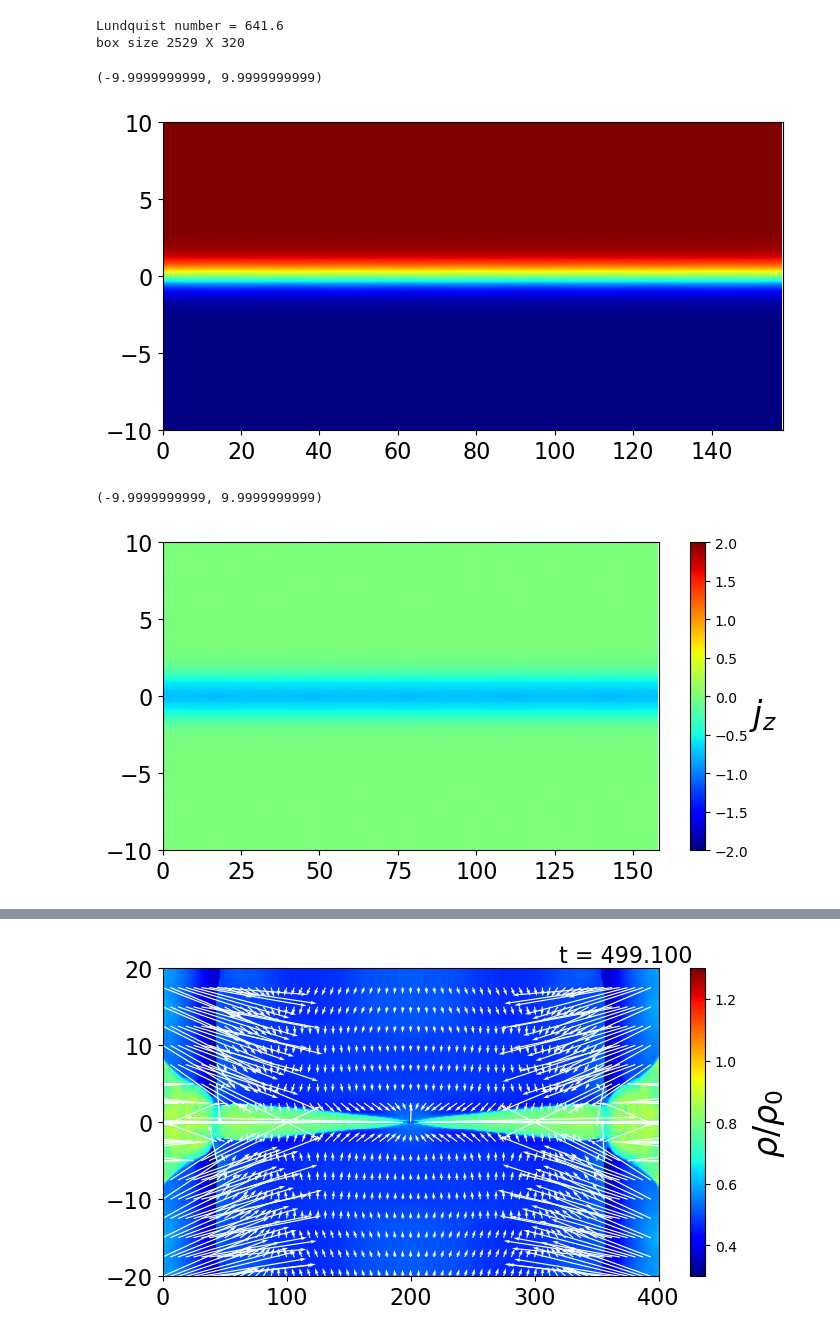
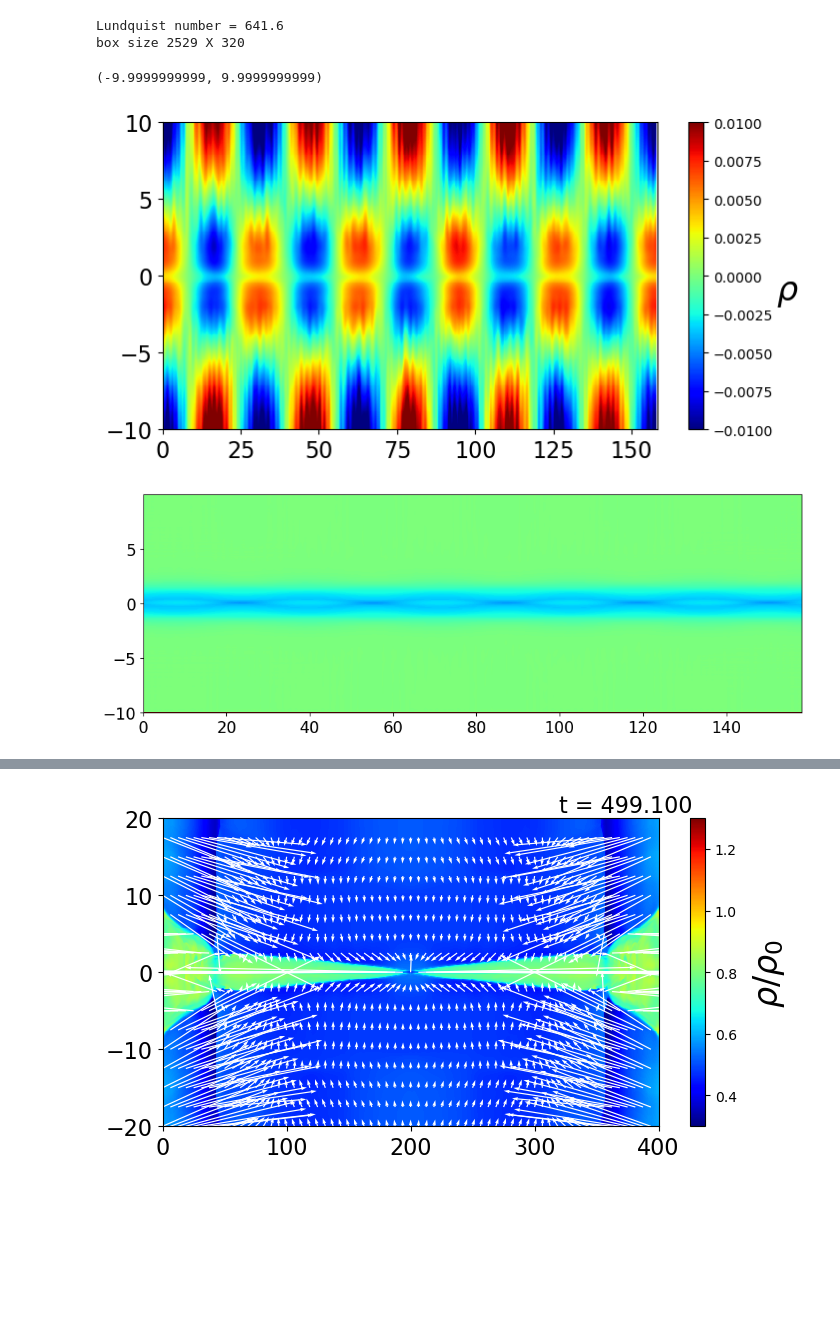
Before and after one commit to keita-akutagawa/ResistiveMHD_GPU, a Jupyter notebook: examples_2D/tearing/tearing.ipynb, the cells around one changed output, grey strips where cells are left out. Drawn from its saved outputs; the diff is of its cells as text; code cells hidden in the pictures; blank space fills up the shorter version.

```diff
--- a/examples_2D/tearing/tearing.ipynb
+++ b/examples_2D/tearing/tearing.ipynb
@@ -34,9 +34,9 @@ box size 2529 X 320
 fig = plt.figure(figsize=(8, 4))
 ax1 = fig.add_subplot(111)
 
-dirname = "results_tearing"
+dirname = "results_tearing_1e-6"
 #log = np.loadtxt(f"{dirname}/log_plasmoid.txt", delimiter=',')
-step = 1000
+step = 10000
 filename = f"{dirname}/tearing_{step}.bin"
 with open(filename, 'rb') as f:
     U = np.fromfile(f, dtype=np.float32)
@@ -54,7 +54,7 @@ p = (gamma-1) * (e - rho*(u**2+v**2+w**2)/2 - (Bx**2+By**2+Bz**2)/2)
 magnetic_pressure = 1/2 * (Bx**2+By**2+Bz**2)
 pT = p + magnetic_pressure
 
-contour = ax1.pcolormesh(X, Y, Bx, cmap='jet')
+contour = ax1.pcolormesh(X, Y, By, vmin=-0.01, vmax=0.01, cmap='jet')
 cbar = plt.colorbar(contour, ax=ax1)
 cbar.set_label(r"$\rho$", fontsize=24, rotation=0, labelpad=10)
 quiver_interval = 20
@@ -68,36 +68,36 @@ ax1.set_xlim(+1e-10, x_max-1e-10)
 ax1.set_ylim(-y_max+1e-10, y_max-1e-10)
 # %% [output]
 (-9.9999999999, 9.9999999999)
-[figure, old version]
+[figure, new version]
 # %%
-fig = plt.figure(figsize=(8, 4))
+fig = plt.figure(figsize=(12, 4))
 ax1 = fig.add_subplot(111)
 
-dirname = "results_tearing"
+dirname = "results_tearing_1e-6"
 step = 10000
 filename = f"{dirname}/tearing_{step}.bin"
 with open(filename, 'rb') as f:
     U = np.fromfile(f, dtype=np.float32)
 U = U.reshape(nx, ny, 8).T
 
 Bx = U[4, :, :]
 By = U[5, :, :]
 Bx = 0.5 * (Bx + np.roll(Bx, 1, axis=1))
 By = 0.5 * (By + np.roll(By, 1, axis=0))
 currentZ = (By - np.roll(By, 1, axis=1)) / dx - (Bx - np.roll(Bx, 1, axis=0)) / dy
 
 contour = ax1.pcolormesh(X, Y, currentZ / B0 / sheat_thickness, vmin=-2.0, vmax=2.0, cmap='jet')
-cbar = plt.colorbar(contour, ax=ax1)
-cbar.set_label(r"$j_z$", fontsize=24, rotation=0, labelpad=10)
-quiver_interval = 20
+#cbar = plt.colorbar(contour, ax=ax1)
+#cbar.set_label(r"$j_z$", fontsize=24, rotation=0, labelpad=10)
+#quiver_interval = 20
 #ax1.quiver(X[::quiver_interval, ::quiver_interval], Y[::quiver_interval, ::quiver_interval],
 #        u[::quiver_interval, ::quiver_interval], v[::quiver_interval, ::quiver_interval],
 #        scale=2.0, color='white')
 
 #ax1.text(0.8, 1.02, f"t = {log[int(step/100)][1]:.3f}", transform=ax1.transAxes, fontsize=16)
 ax1.tick_params(labelsize=16)
-ax1.set_xlim(+1e-10, x_max-1e-10)
-ax1.set_ylim(-y_max+1e-10, y_max-1e-10)
+#ax1.set_xlim(+1e-10, x_max/5-1e-10)
+#ax1.set_ylim(-1+1e-10, 1-1e-10)
+#ax1.set_aspect("equal")
 # %% [output]
-(-9.9999999999, 9.9999999999)
-[figure, old version]
+[figure, new version]
```
Also changed, not shown: parts of 6 cells of this notebook, 1 other file.
